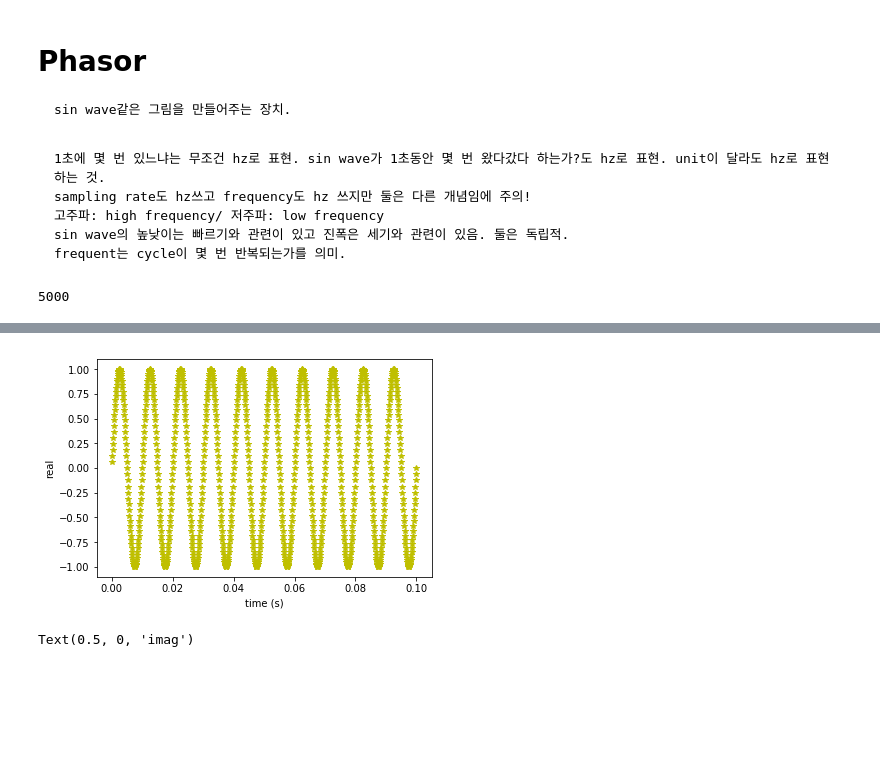
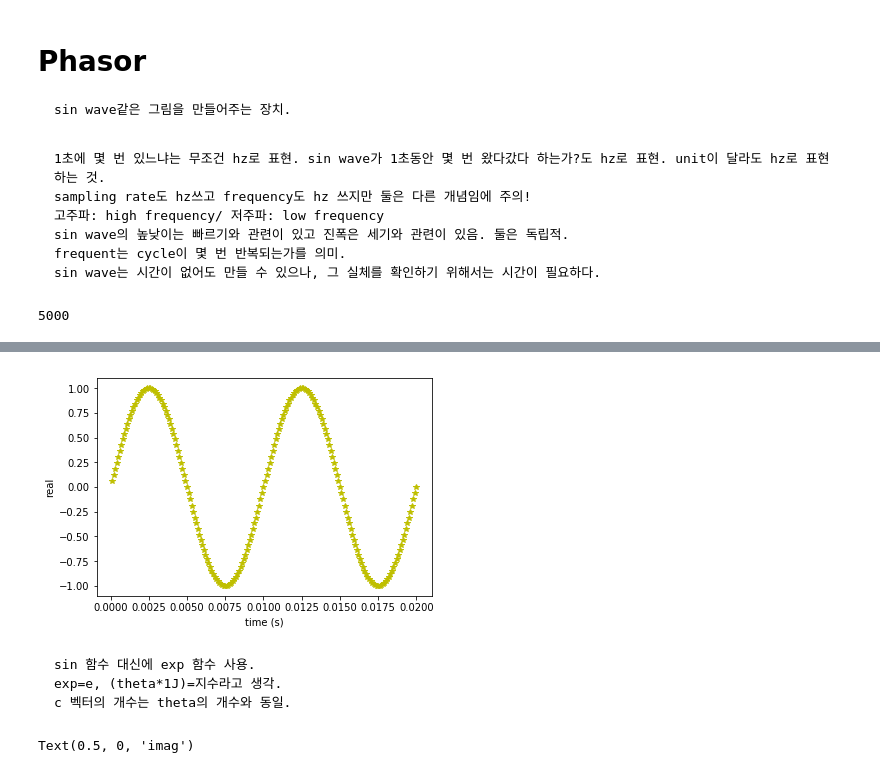
Before and after one commit to yoojin16/2019-ENGL437, a Jupyter notebook: sound.ipynb, the cells around one changed output, grey strips where cells are left out. Saved outputs shown, nothing was run; the diff lists cells and outputs as text; code cells hidden in the pictures; blank space fills up the shorter version.

```diff
--- a/sound.ipynb
+++ b/sound.ipynb
@@ -15,13 +15,14 @@ from scipy.signal import lfilter
     고주파: high frequency/ 저주파: low frequency
     sin wave의 높낮이는 빠르기와 관련이 있고 진폭은 세기와 관련이 있음. 둘은 독립적.
     frequent는 cycle이 몇 번 반복되는가를 의미.
+    sin wave는 시간이 없어도 만들 수 있으나, 그 실체를 확인하기 위해서는 시간이 필요하다.
 # %%
 # parameter setting
 amp = 1     # range [0.0, 1.0]
 sr = 10000  # sampling rate, Hz, must be integer. 자연상의 소리는 continuous. 소리는 40000k가 넘어가면 인간이 구분하기 어렵다.
 # 0~20000K가 인간의 가청주파수.
 dur = 0.5   # in seconds, may be float
-freq = 100.0        # sine frequency, Hz, may be float
+freq = 100        # sine frequency, Hz, may be float
 # %%
 # generate time --> x축을 시간으로 만들어야 sound를 뽑아내는 의미있음.
 t = np.arange(1, sr * dur+1)/sr
@@ -38,19 +39,24 @@ theta = t * 2*np.pi * freq
 # 0부터 1까지가 0부터 2파이로 바뀜.
 # %%
 # generate signal by cosine-phasor
-s = np.sin(theta)
+s = amp*np.sin(theta)
 # sin에는 개념적으로 '각도'가 들어올 것을 기대. 반드시 radian의 형태로 넣어야 의미있음. (1/2, 루트2/2 등)
 # %%
 fig = plt.figure()
 ax = fig.add_subplot(111)
-ax.plot(t[0:1000], s[0:1000], 'y*')
+ax.plot(t[0:200], s[0:200], 'y*')
 # 마지막 element는 없어도 됨. plot을 하는데는 theta가 쓰이지 않음.
 ax.set_xlabel('time (s)')
 ax.set_ylabel('real')
 # y축은 sin이 뱉어내는 값. 점의 개수는 s, t, theta의 개수와 동일
+# sr의 값이 바뀌어도 샘플의 개수는 동일
 ipd.Audio(s, rate=sr)
 # %% [output]
 [interactive output not drawn]
-[figure, old version]
+[figure, new version]
+# %% [markdown]
+    sin 함수 대신에 exp 함수 사용.
+    exp=e, (theta*1J)=지수라고 생각.
+    c 벡터의 개수는 theta의 개수와 동일.
 # %%
 # generate signal by exponential-phasor
```
Also changed, not shown: parts of 5 cells of this notebook.
